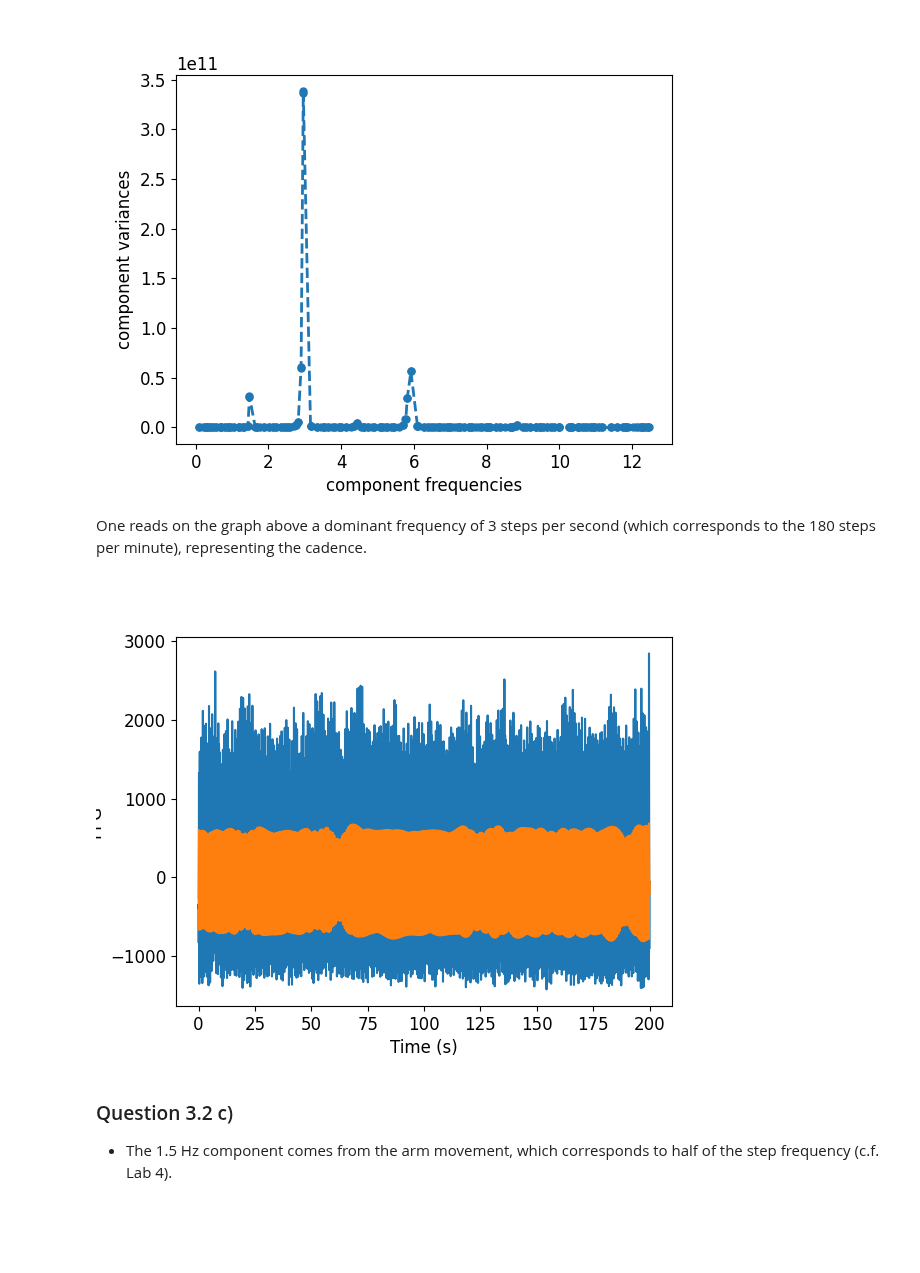
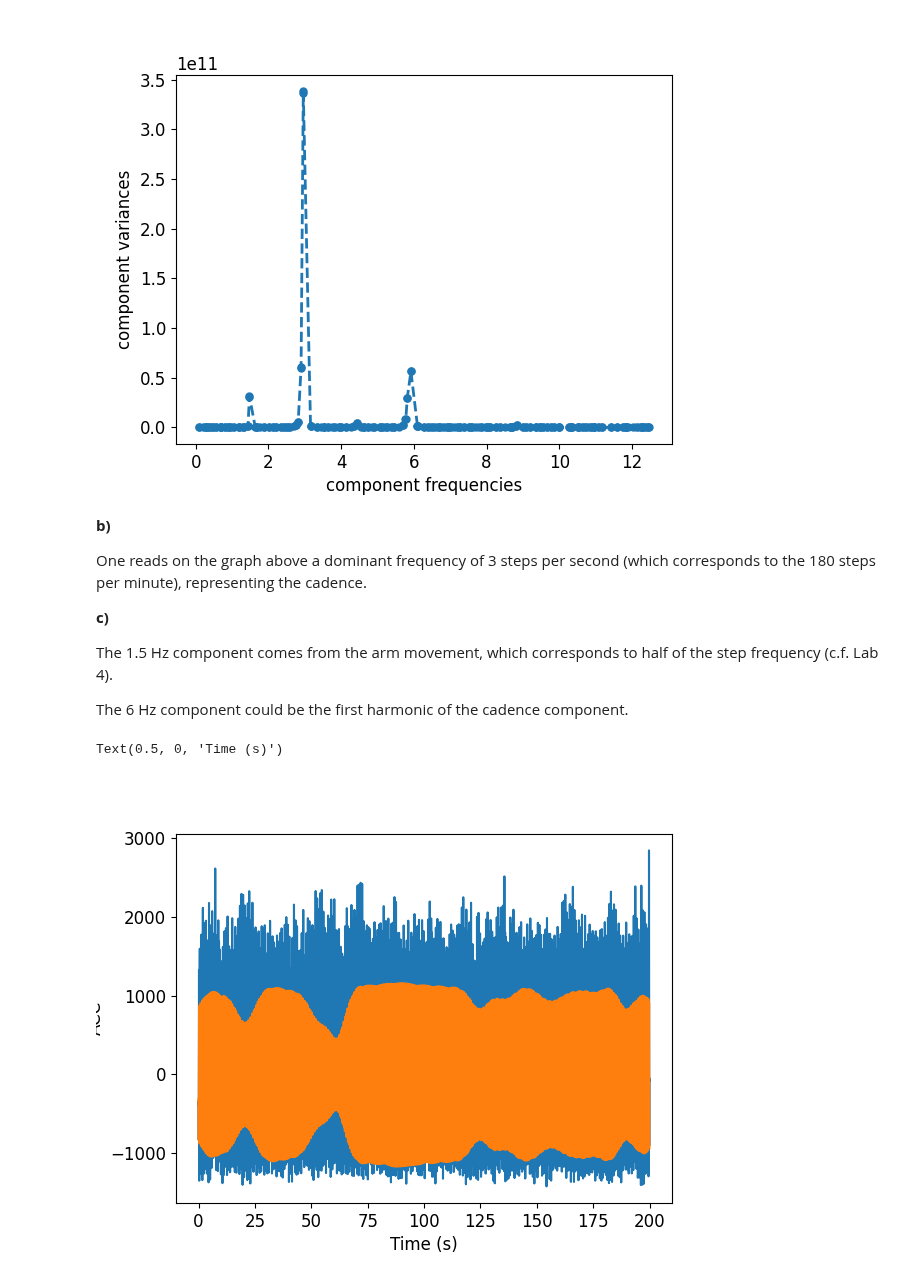
Before and after one commit to roduit/EE-512-Biomedical-signal-processing, a Jupyter notebook: labs/lab08/Jupyter/Experiment3.ipynb, the cells around one changed output. Cells and saved outputs as stored; diff of their text form; code cells hidden in the pictures; blank space fills up the shorter version.

```diff
--- a/labs/lab08/Jupyter/Experiment3.ipynb
+++ b/labs/lab08/Jupyter/Experiment3.ipynb
@@ -99,22 +102,28 @@ filt_acc = acc_norm - Y_acc1[:, 0]
 Y_acc2, fc_acc2, sig_acc2 = ssa_decomposition(filt_acc, L, fs, 2)
 # %% [output]
 [figure]
-# %% [markdown]
-One reads on the graph above a dominant frequency of 3 steps per second (which corresponds to the 180 steps per minute), representing the cadence.
-# %%
-cadence_components = [1,3,6]
-fig = plt.figure()
-plt.plot(time, filt_acc)
-plt.plot(time, np.sum(Y_acc2[:, cadence_components], axis=1), label='Cadence')
-plt.ylabel('PPG')
-plt.xlabel('Time (s)')
-plt.show()
-# %% [output]
-[figure, removed]
 # %% [markdown]
-### Question 3.2 c)
 
-- The 1.5 Hz component comes from the arm movement, which corresponds to half of the step frequency (c.f. Lab 4).
+**b)**
+
+One reads on the graph above a dominant frequency of 3 steps per second (which corresponds to the 180 steps per minute), representing the cadence.
+
+**c)**
+
+The 1.5 Hz component comes from the arm movement, which corresponds to half of the step frequency (c.f. Lab 4).
+
+The 6 Hz component could be the first harmonic of the cadence component.
+# %%
+# Find components characterizing respiration
+cadence_components = [0, 1]
+fig = plt.figure()
+plt.plot(time, filt_acc)
+plt.plot(time, np.sum(Y_acc2[:, cadence_components], axis=1), label='Cadence')
+plt.ylabel('ACC')
+plt.xlabel('Time (s)')
+# %% [output]
+Text(0.5, 0, 'Time (s)')
+[figure, added]
 # %%
 # Remove respiration component(s)
 filt_x2 = filt_x - np.sum(Y_2[:, resp_components], 1)
```
Also changed, not shown: parts of 11 cells of this notebook.
